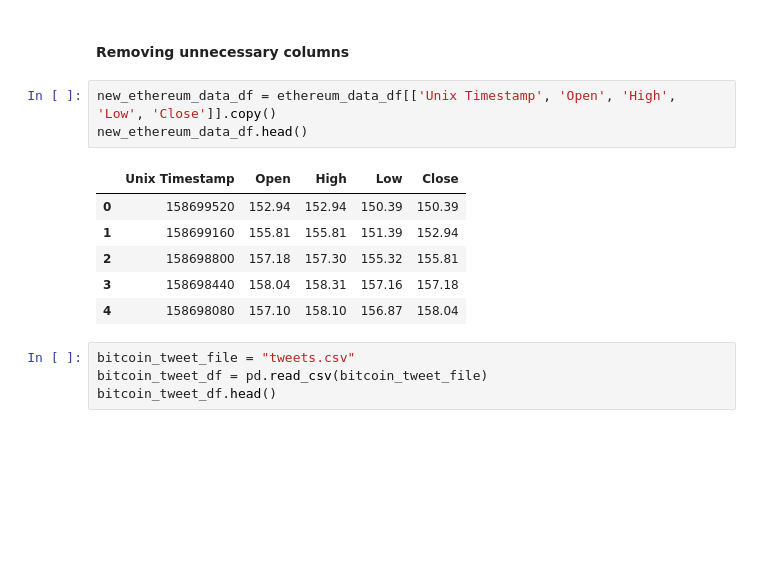
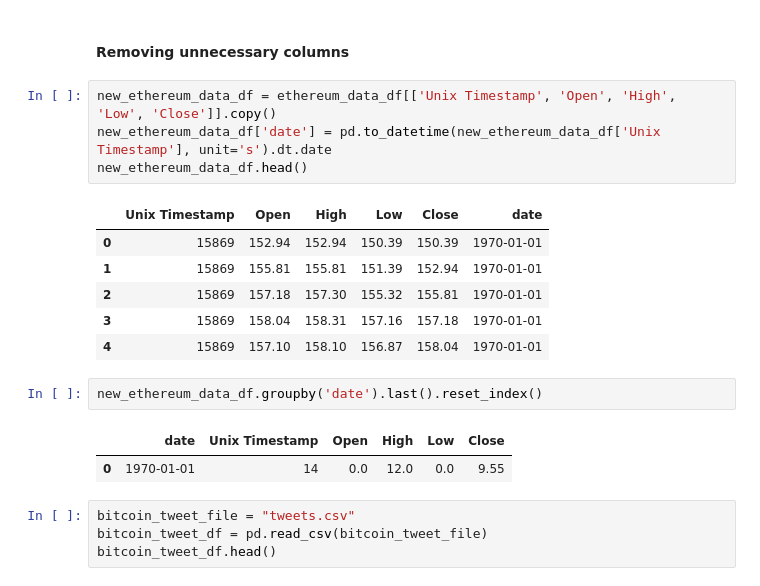
Before and after one commit to wertt89/ETLProject, a Jupyter notebook: ETLProject.ipynb, the cells around one changed output. Drawn from its saved outputs; the diff is of its cells as text; blank space fills up the shorter version.

Commit message:
changing dates

```diff
--- a/ETLProject.ipynb
+++ b/ETLProject.ipynb
@@ -88,14 +88,20 @@ ethereum_data_df.head()
 #### Removing unnecessary columns
 # %%
 new_ethereum_data_df = ethereum_data_df[['Unix Timestamp', 'Open', 'High', 'Low', 'Close']].copy()
+new_ethereum_data_df['date'] = pd.to_datetime(new_ethereum_data_df['Unix Timestamp'], unit='s').dt.date
 new_ethereum_data_df.head()
 # %% [output]
-|  | Unix Timestamp | Open | High | Low | Close |
-| 0 | 158699520 | 152.94 | 152.94 | 150.39 | 150.39 |
-| 1 | 158699160 | 155.81 | 155.81 | 151.39 | 152.94 |
-| 2 | 158698800 | 157.18 | 157.30 | 155.32 | 155.81 |
-| 3 | 158698440 | 158.04 | 158.31 | 157.16 | 157.18 |
-| 4 | 158698080 | 157.10 | 158.10 | 156.87 | 158.04 |
+|  | Unix Timestamp | Open | High | Low | Close | date |
+| 0 | 15869 | 152.94 | 152.94 | 150.39 | 150.39 | 1970-01-01 |
+| 1 | 15869 | 155.81 | 155.81 | 151.39 | 152.94 | 1970-01-01 |
+| 2 | 15869 | 157.18 | 157.30 | 155.32 | 155.81 | 1970-01-01 |
+| 3 | 15869 | 158.04 | 158.31 | 157.16 | 157.18 | 1970-01-01 |
+| 4 | 15869 | 157.10 | 158.10 | 156.87 | 158.04 | 1970-01-01 |
+# %%
+new_ethereum_data_df.groupby('date').last().reset_index()
+# %% [output]
+|  | date | Unix Timestamp | Open | High | Low | Close |
+| 0 | 1970-01-01 | 14 | 0.0 | 12.0 | 0.0 | 9.55 |
 # %%
 bitcoin_tweet_file = "tweets.csv"
 bitcoin_tweet_df = pd.read_csv(bitcoin_tweet_file)
```
Also changed, not shown: parts of 2 cells of this notebook.
